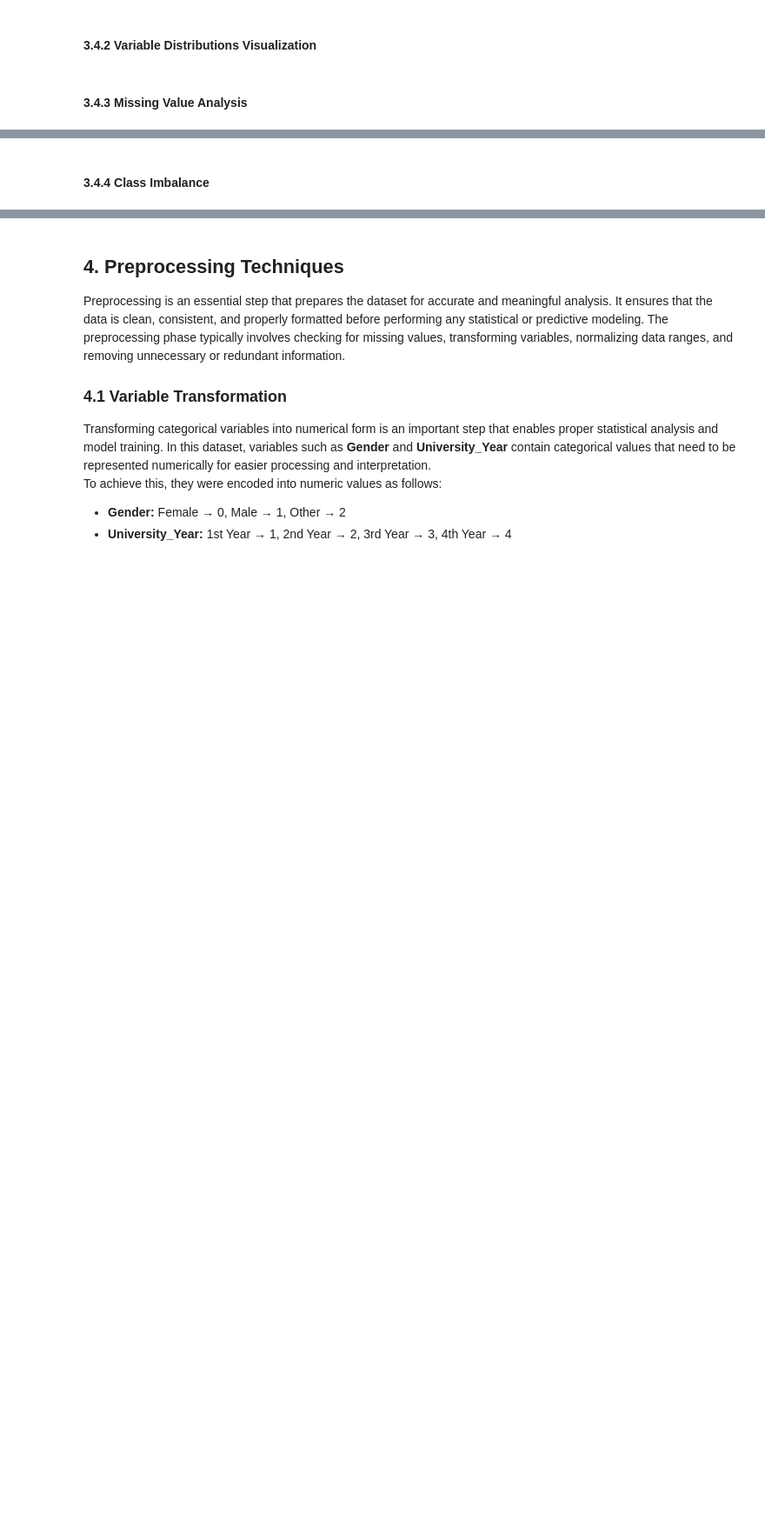
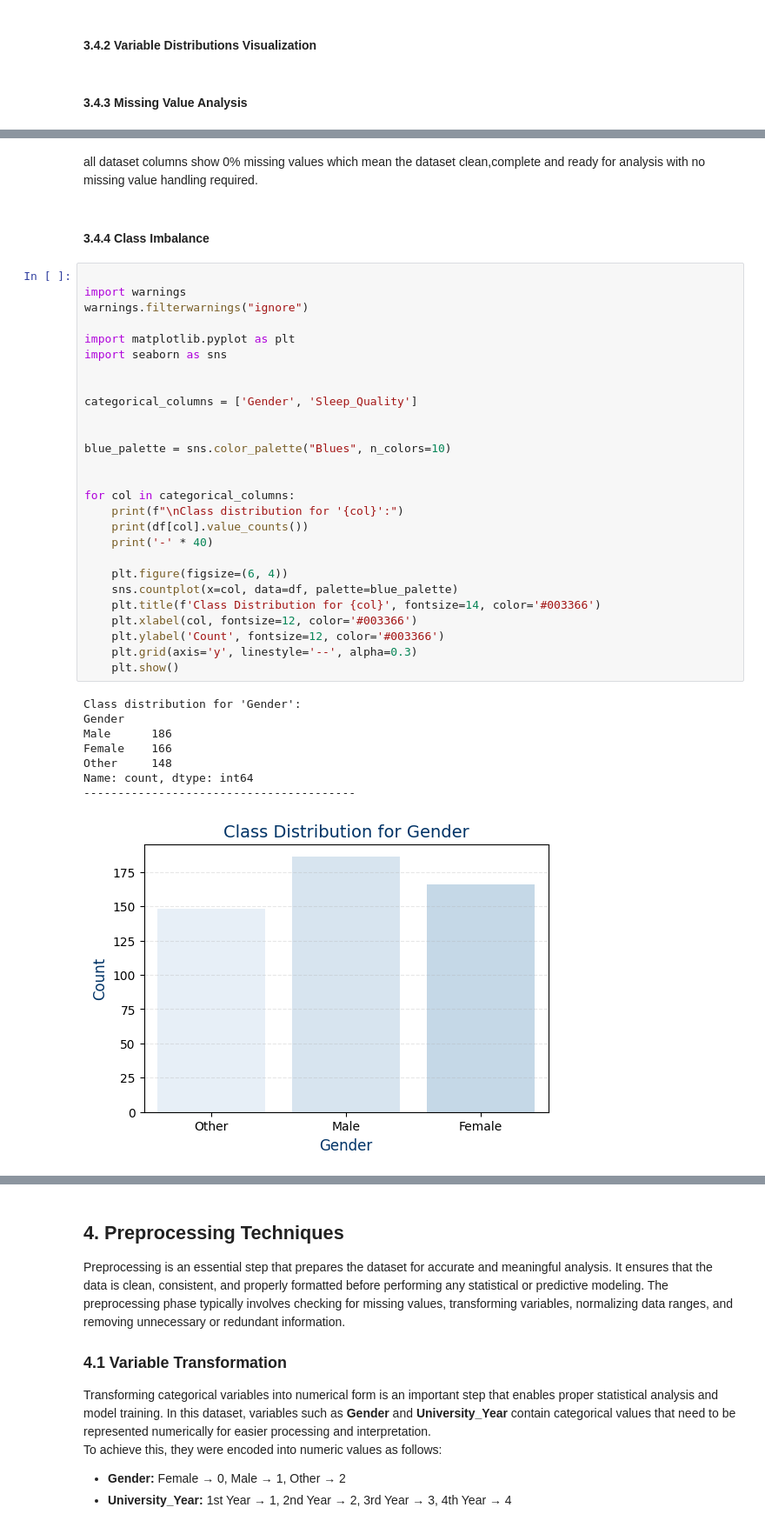
Before and after one commit to sultanahAL/SWE485-Group2, a Jupyter notebook: Phase1_Data_Exploration.ipynb, the cells around one changed output, grey strips where cells are left out. Shown at 87% size. Saved outputs shown, nothing was run; the diff lists cells and outputs as text; blank space fills up the shorter version.

Commit message:
missing value analysis and class imbalance

```diff
--- a/Phase1_Data_Exploration.ipynb
+++ b/Phase1_Data_Exploration.ipynb
@@ -185,2 +213,40 @@ From this summary:
+# %% [markdown]
+all dataset columns show 0% missing values which mean the dataset clean,complete and ready for analysis with no missing value handling required.
 # %% [markdown]
 #### 3.4.4 Class Imbalance
+# %%
+
+import warnings
+warnings.filterwarnings("ignore")
+
+import matplotlib.pyplot as plt
+import seaborn as sns
+
+
+categorical_columns = ['Gender', 'Sleep_Quality']
+
+
+blue_palette = sns.color_palette("Blues", n_colors=10)
+
+
+for col in categorical_columns:
+    print(f"\nClass distribution for '{col}':")
+    print(df[col].value_counts())
+    print('-' * 40)
+
+    plt.figure(figsize=(6, 4))
+    sns.countplot(x=col, data=df, palette=blue_palette)
+    plt.title(f'Class Distribution for {col}', fontsize=14, color='#003366')
+    plt.xlabel(col, fontsize=12, color='#003366')
+    plt.ylabel('Count', fontsize=12, color='#003366')
+    plt.grid(axis='y', linestyle='--', alpha=0.3)
+    plt.show()
+# %% [output]
+Class distribution for 'Gender':
+Gender
+Male      186
+Female    166
+Other     148
+Name: count, dtype: int64
+----------------------------------------
+[figure, added]
```
Also changed, not shown: parts of 3 cells of this notebook.
